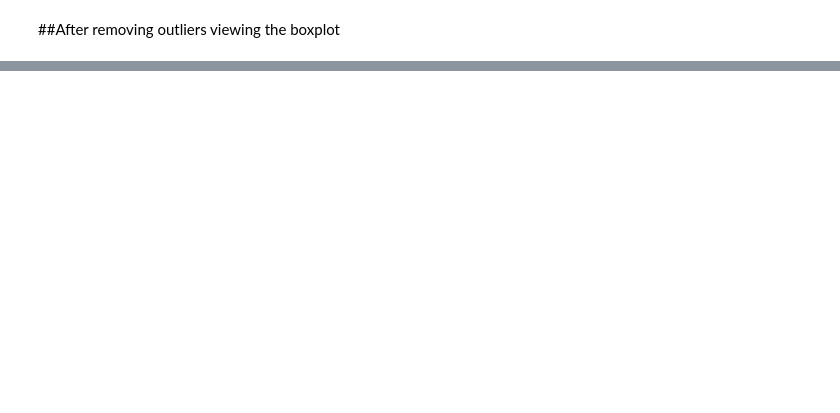
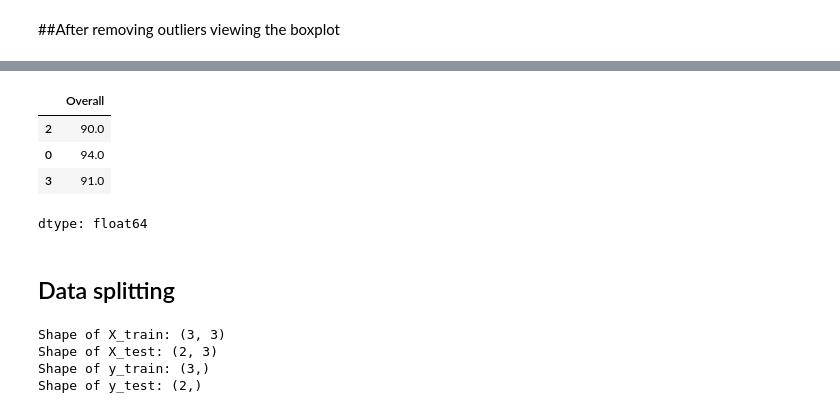
Before and after one commit to Manitheboss/Sports-Data-Analysis, a Jupyter notebook: Main_Project_Sports_Data_Analysis.ipynb, the cells around one changed output, grey strips where cells are left out. Cells and saved outputs as stored; diff of their text form; code cells hidden in the pictures; blank space fills up the shorter version.

```diff
--- a/Main_Project_Sports_Data_Analysis.ipynb
+++ b/Main_Project_Sports_Data_Analysis.ipynb
@@ -267,0 +286,10 @@ plt.show()
+# %%
+y_train.head()
+# %% [output]
+|  | Overall |
+| 2 | 90.0 |
+| 0 | 94.0 |
+| 3 | 91.0 |
+dtype: float64
+# %% [markdown]
+## Data splitting
@@ -267,0 +314,10 @@ plt.show()
+# %%
+print("Shape of X_train:", X_train.shape)
+print("Shape of X_test:", X_test.shape)
+print("Shape of y_train:", y_train.shape)
+print("Shape of y_test:", y_test.shape)
+# %% [output]
+Shape of X_train: (3, 3)
+Shape of X_test: (2, 3)
+Shape of y_train: (3,)
+Shape of y_test: (2,)
```
Also changed, not shown: parts of 15 cells of this notebook.
